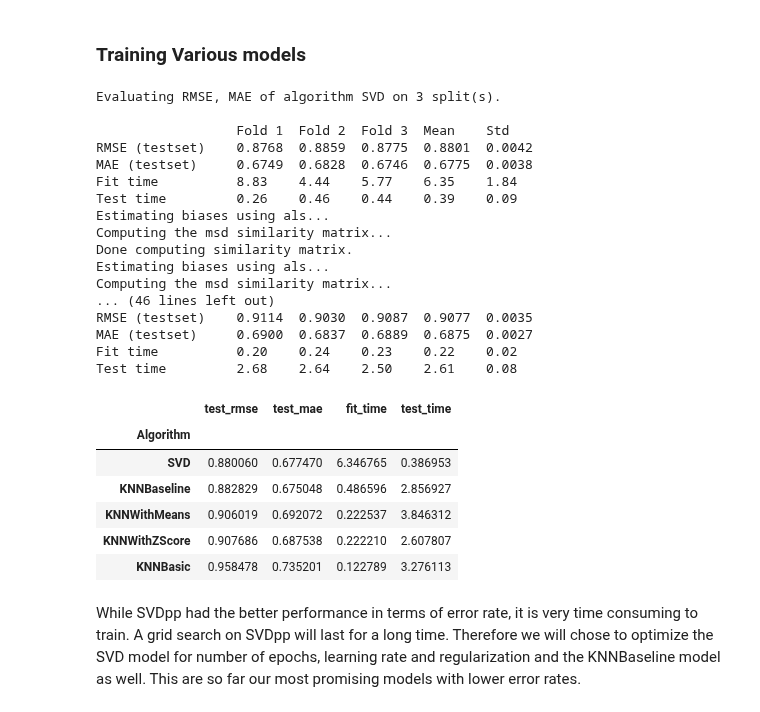
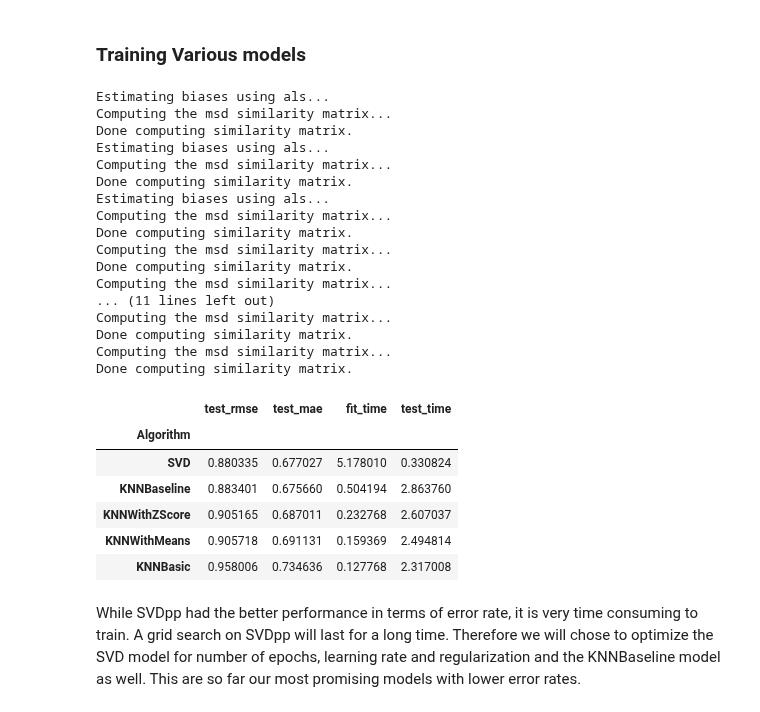
Before and after one commit to E-Juliet/Movie-reccomender, a Jupyter notebook: phase_4_project.ipynb, the cells around one changed output. Cells and saved outputs as stored; diff of their text form; code cells hidden in the pictures.

```diff
--- a/phase_4_project.ipynb
+++ b/phase_4_project.ipynb
@@ -878,41 +868,41 @@ Number of items: 9724
 # %%
 benchmark = []
 # Iterate over all algorithms
 for algorithm in [SVD(), KNNBaseline(), KNNBasic(), KNNWithMeans(), KNNWithZScore()]:
     # Perform cross validation
-    results = cross_validate(algorithm, data, measures=['RMSE', 'MAE'], cv=3, verbose=True)
+    results = cross_validate(algorithm, data, measures=['RMSE', 'MAE'], cv=3, verbose= False)
 
     # Get results & append algorithm name
     tmp = pd.DataFrame.from_dict(results).mean(axis=0)
     tmp = tmp.append(pd.Series([str(algorithm).split(' ')[0].split('.')[-1]], index=['Algorithm']))
     benchmark.append(tmp)
 
 pd.DataFrame(benchmark).set_index('Algorithm').sort_values('test_rmse')
 # %% [output]
-Evaluating RMSE, MAE of algorithm SVD on 3 split(s).
-
-                  Fold 1  Fold 2  Fold 3  Mean    Std
-RMSE (testset)    0.8768  0.8859  0.8775  0.8801  0.0042
-MAE (testset)     0.6749  0.6828  0.6746  0.6775  0.0038
-Fit time          8.83    4.44    5.77    6.35    1.84
-Test time         0.26    0.46    0.44    0.39    0.09
 Estimating biases using als...
 Computing the msd similarity matrix...
 Done computing similarity matrix.
 Estimating biases using als...
 Computing the msd similarity matrix...
-... (46 lines left out)
-RMSE (testset)    0.9114  0.9030  0.9087  0.9077  0.0035
-MAE (testset)     0.6900  0.6837  0.6889  0.6875  0.0027
-Fit time          0.20    0.24    0.23    0.22    0.02
-Test time         2.68    2.64    2.50    2.61    0.08
+Done computing similarity matrix.
+Estimating biases using als...
+Computing the msd similarity matrix...
+Done computing similarity matrix.
+Computing the msd similarity matrix...
+Done computing similarity matrix.
+Computing the msd similarity matrix...
+... (11 lines left out)
+Computing the msd similarity matrix...
+Done computing similarity matrix.
+Computing the msd similarity matrix...
+Done computing similarity matrix.
 |  | test_rmse | test_mae | fit_time | test_time |
 | Algorithm |  |  |  |  |
-| SVD | 0.880060 | 0.677470 | 6.346765 | 0.386953 |
-| KNNBaseline | 0.882829 | 0.675048 | 0.486596 | 2.856927 |
-| KNNWithMeans | 0.906019 | 0.692072 | 0.222537 | 3.846312 |
-| KNNWithZScore | 0.907686 | 0.687538 | 0.222210 | 2.607807 |
-| KNNBasic | 0.958478 | 0.735201 | 0.122789 | 3.276113 |
+| SVD | 0.880335 | 0.677027 | 5.178010 | 0.330824 |
+| KNNBaseline | 0.883401 | 0.675660 | 0.504194 | 2.863760 |
+| KNNWithZScore | 0.905165 | 0.687011 | 0.232768 | 2.607037 |
+| KNNWithMeans | 0.905718 | 0.691131 | 0.159369 | 2.494814 |
+| KNNBasic | 0.958006 | 0.734636 | 0.127768 | 2.317008 |
 # %% [markdown]
 While SVDpp had the better performance in terms of error rate, it is very time consuming to train. A grid search on SVDpp will last for a long time. Therefore we will chose to optimize the SVD model for number of epochs, learning rate and regularization and the KNNBaseline model as well. This are so far our most promising models with lower error rates.
 # %%
```
Also changed, not shown: parts of 31 cells of this notebook.
